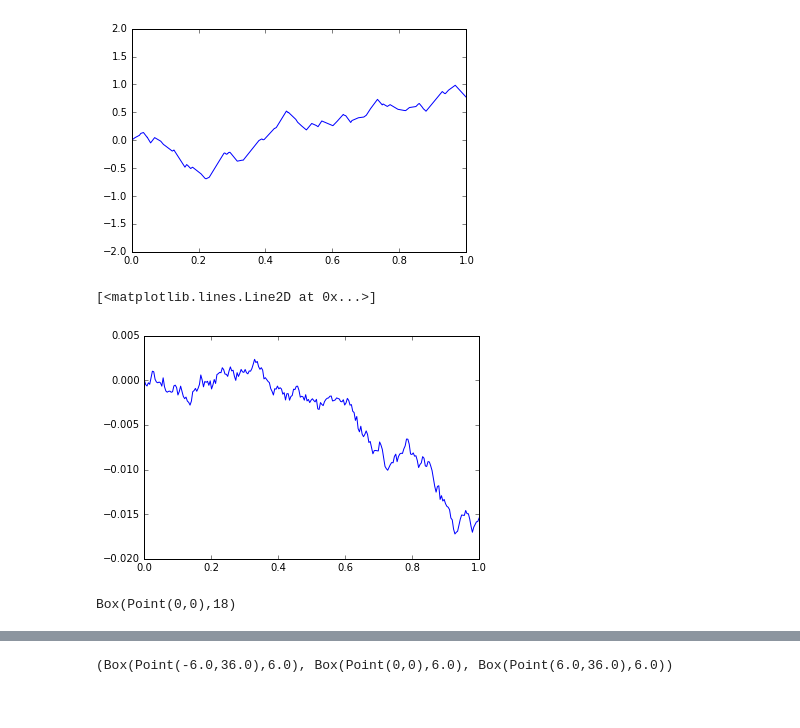
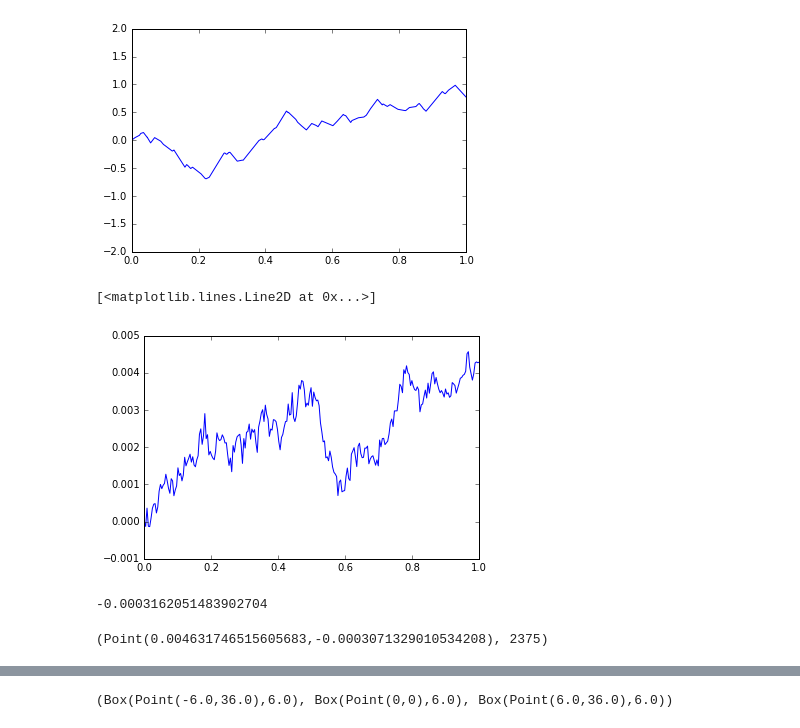
Before and after one commit to RadixSeven/LipschitzOpt, a Jupyter notebook: 1DOpt.ipynb, the cells around one changed output, grey strips where cells are left out. Cells and saved outputs as stored; diff of their text form; code cells hidden in the pictures.

Commit message:
Add schubert algorithm

```diff
--- a/1DOpt.ipynb
+++ b/1DOpt.ipynb
@@ -113,10 +150,11 @@ plt.ylim([y[0]-2,y[0]+2]) # Without this, the autoscaling makes all runs look th
 (-2, 2)
 [figure]
 # %%
-cp=lipschitzControlPoints(1000000,10)
+globalK=5
+cp=lipschitzControlPoints(1000000,globalK)
 fn=funcFromPoints(cp)
 x = np.linspace(0, 1, 250)
 plt.plot(x,[fn(xx) for xx in x])
 # %% [output]
 [<matplotlib.lines.Line2D at 0x...>]
-[figure, old version]
+[figure, new version]
@@ -125,4 +161,8 @@ b=Box(Point(0,0),18)
-# %%
-b
-# %% [output]
-Box(Point(0,0),18)
+# %%
+funcMinimum(cp)
+# %% [output]
+-0.0003162051483902704
+# %%
+best,boxes=schubertAlgorithm(0.5,1,0.0001,fn,globalK); (best,len(boxes))
+# %% [output]
+(Point(0.004631746515605683,-0.0003071329010534208), 2375)
```
Also changed, not shown: parts of 8 cells of this notebook.
